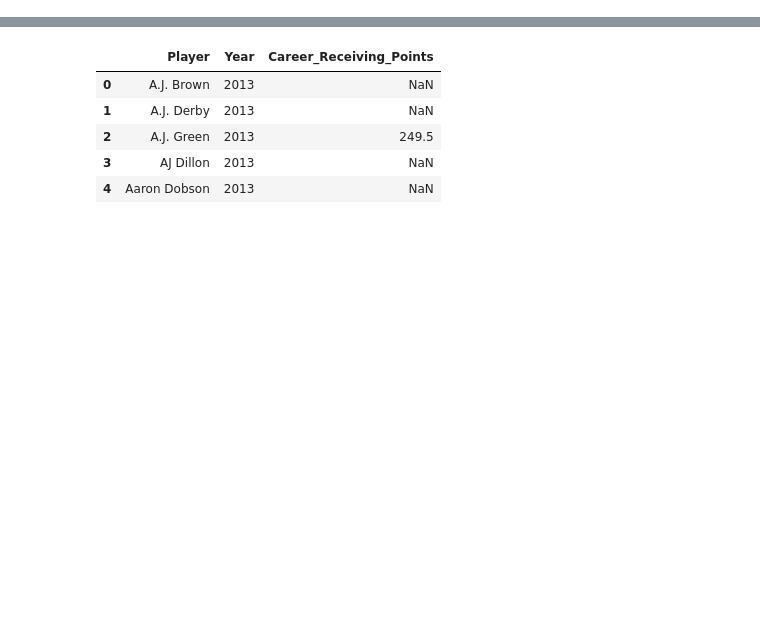
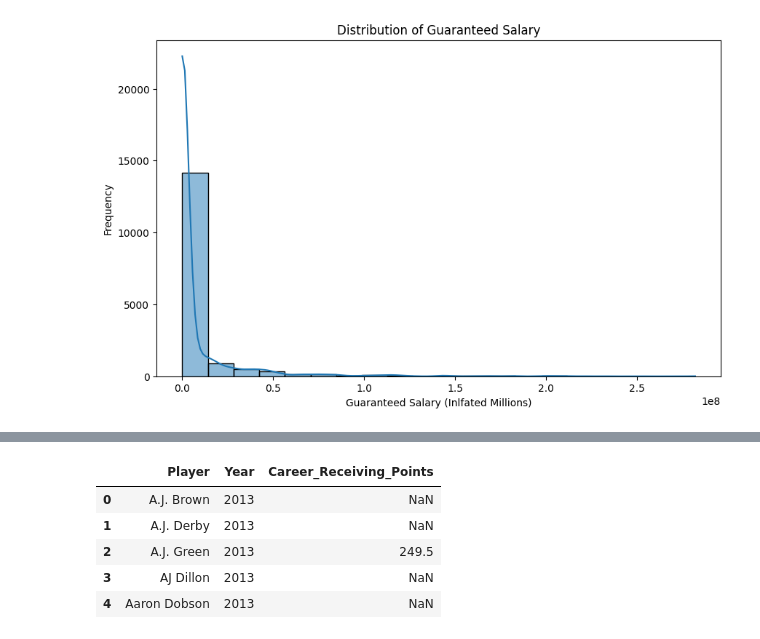
Before and after one commit to jackdepree/FFInsights, a Jupyter notebook: code/2024_gross_projections_eda.ipynb, the cells around one changed output, grey strips where cells are left out. Cells and saved outputs as stored; diff of their text form; code cells hidden in the pictures; blank space fills up the shorter version.

```diff
--- a/code/2024_gross_projections_eda.ipynb
+++ b/code/2024_gross_projections_eda.ipynb
@@ -25,3 +15,4 @@ gross_rushing = pd.read_csv('gross_pfr_rushing.csv')
 gross_receiving = pd.read_csv('gross_pfr_receiving.csv')
 gross_team_offense = pd.read_csv('gross_pfr_team_offense.csv')
 gross_combine = pd.read_csv('gross_pfr_combine.csv')
+gross_salary = pd.read_csv('gross_pfr_salary.csv')
@@ -250,0 +25,12 @@ plt.show()
+# %%
+# Salary data
+gross_salary = gross_salary[['Player', 'Contract_Years', 'Inflated_Guaranteed']]
+
+plt.figure(figsize=(10, 6))
+sns.histplot(gross_salary['Inflated_Guaranteed'], bins=20, kde=True)
+plt.title('Distribution of Guaranteed Salary')
+plt.xlabel('Guaranteed Salary (Inlfated Millions)')
+plt.ylabel('Frequency')
+plt.show()
+# %% [output]
+[figure, added]
```
Also changed, not shown: parts of 28 cells of this notebook, 19 other files.
